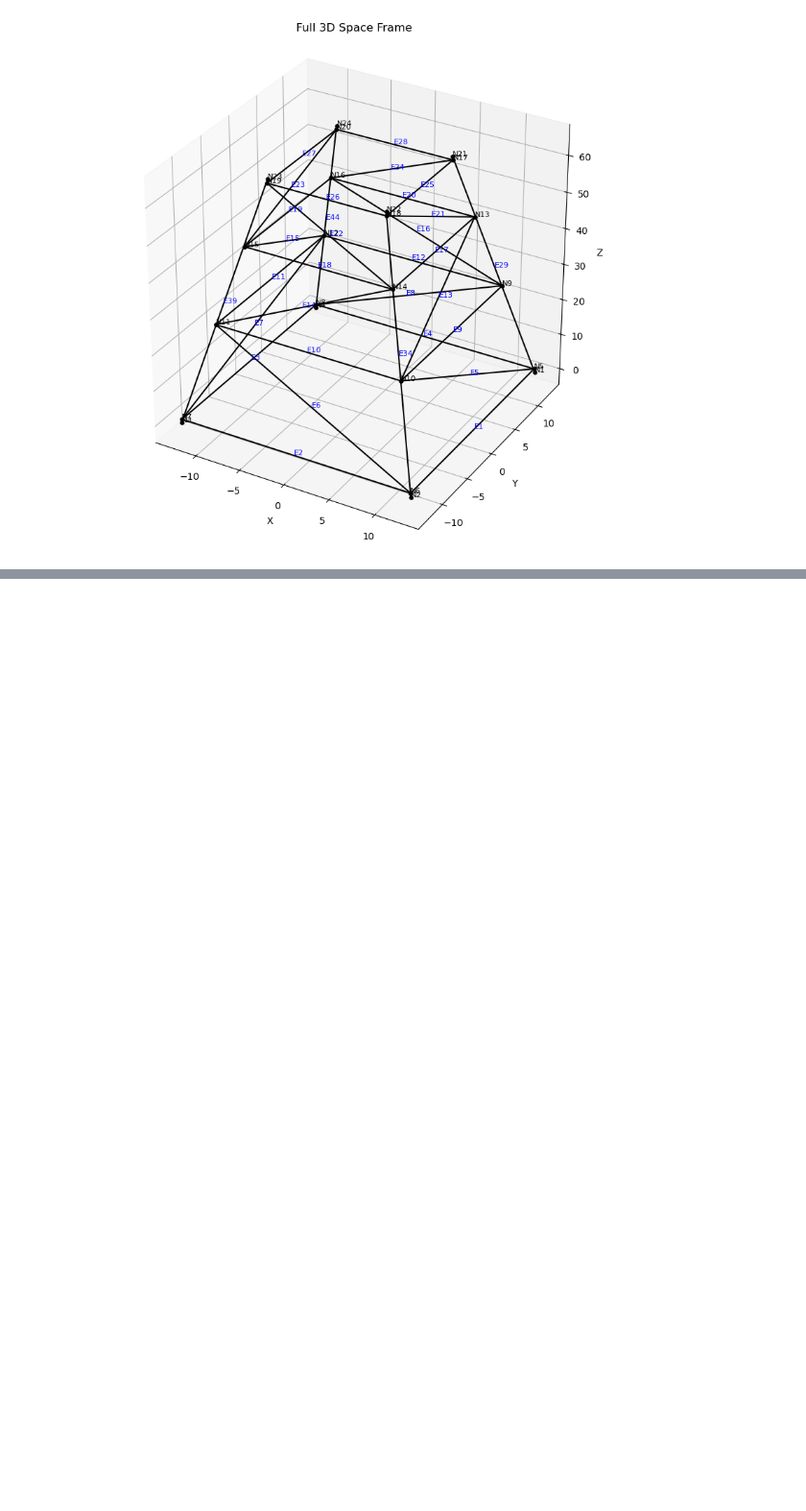
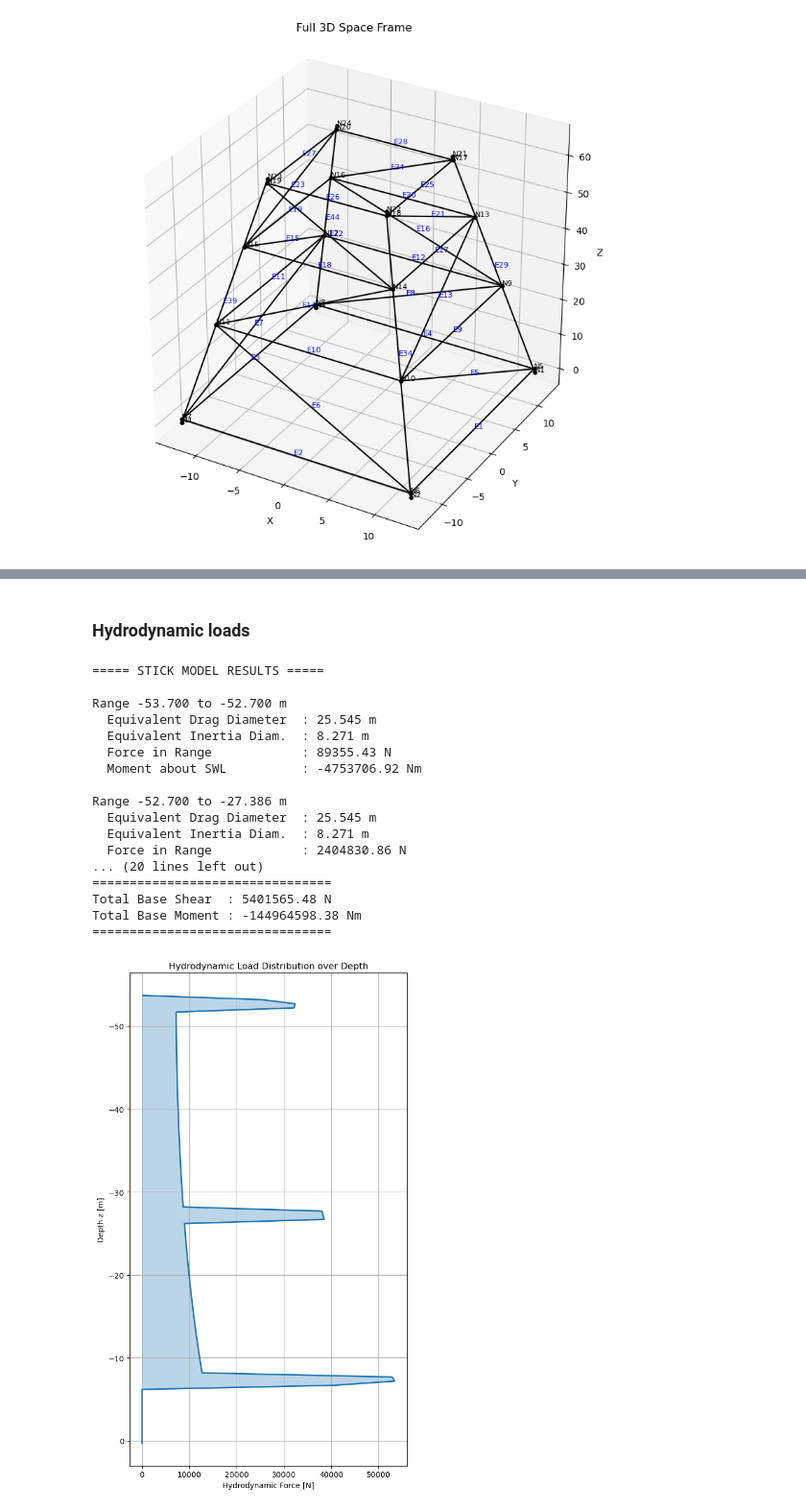
Before and after one commit to Robert2307/Offshore_Structures_Design, a Jupyter notebook: DesignProject.ipynb, the cells around one changed output, grey strips where cells are left out. Shown at 96% size. Saved outputs shown, nothing was run; the diff lists cells and outputs as text; code cells hidden in the pictures; blank space fills up the shorter version.

```diff
--- a/DesignProject.ipynb
+++ b/DesignProject.ipynb
@@ -587,0 +414,2 @@ df
+# %% [markdown]
+### Hydrodynamic loads ###
@@ -587,0 +594,49 @@ df
+# %%
+F_total,M_total,results = stick_model()
+
+print("\n===== STICK MODEL RESULTS =====\n")
+for r in results:
+    print(f"Range {r['zU']:.3f} to {r['zL']:.3f} m")
+    print(f"  Equivalent Drag Diameter  : {r['Dde']:.3f} m")
+    print(f"  Equivalent Inertia Diam.  : {r['Die']:.3f} m")
+    print(f"  Force in Range            : {r['Force']:.2f} N")
+    print(f"  Moment about SWL          : {r['Moment_SWL']:.2f} Nm\n")
+print("================================")
+print(f"Total Base Shear  : {F_total:.2f} N")
+print(f"Total Base Moment : {M_total:.2f} Nm")
+print("================================\n")
+
+force_distribution = hydrodynamic_distribution(nodes,members,H,T,h,phase=phase)
+
+z_vals = [fd['z'] for fd in force_distribution]
+forces = [fd['Force'] for fd in force_distribution]
+
+plt.figure(figsize=(6,10))
+plt.plot(forces,z_vals,linewidth=2)
+plt.fill_betweenx(z_vals,0,forces,alpha=0.3)
+plt.gca().invert_yaxis()   # Depth downward, SWL at top
+plt.xlabel('Hydrodynamic Force [N]')
+plt.ylabel('Depth z [m]')
+plt.title('Hydrodynamic Load Distribution over Depth')
+plt.grid(True)
+plt.tight_layout()
+plt.show()
+# %% [output]
+===== STICK MODEL RESULTS =====
+
+Range -53.700 to -52.700 m
+  Equivalent Drag Diameter  : 25.545 m
+  Equivalent Inertia Diam.  : 8.271 m
+  Force in Range            : 89355.43 N
+  Moment about SWL          : -4753706.92 Nm
+
+Range -52.700 to -27.386 m
+  Equivalent Drag Diameter  : 25.545 m
+  Equivalent Inertia Diam.  : 8.271 m
+  Force in Range            : 2404830.86 N
+... (20 lines left out)
+================================
+Total Base Shear  : 5401565.48 N
+Total Base Moment : -144964598.38 Nm
+================================
+[figure, added]
```
Also changed, not shown: parts of 18 cells of this notebook, 1 other file.
